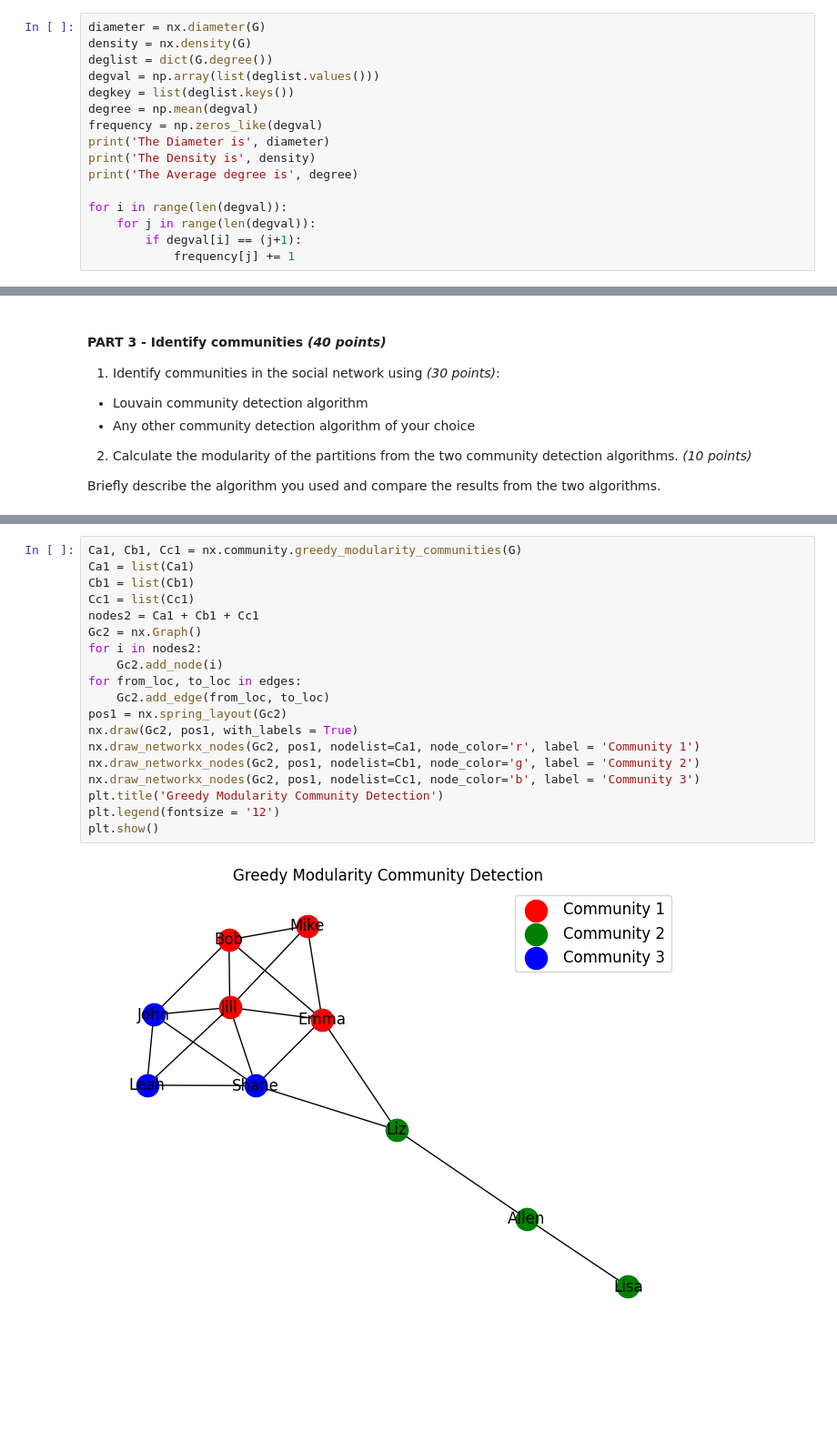
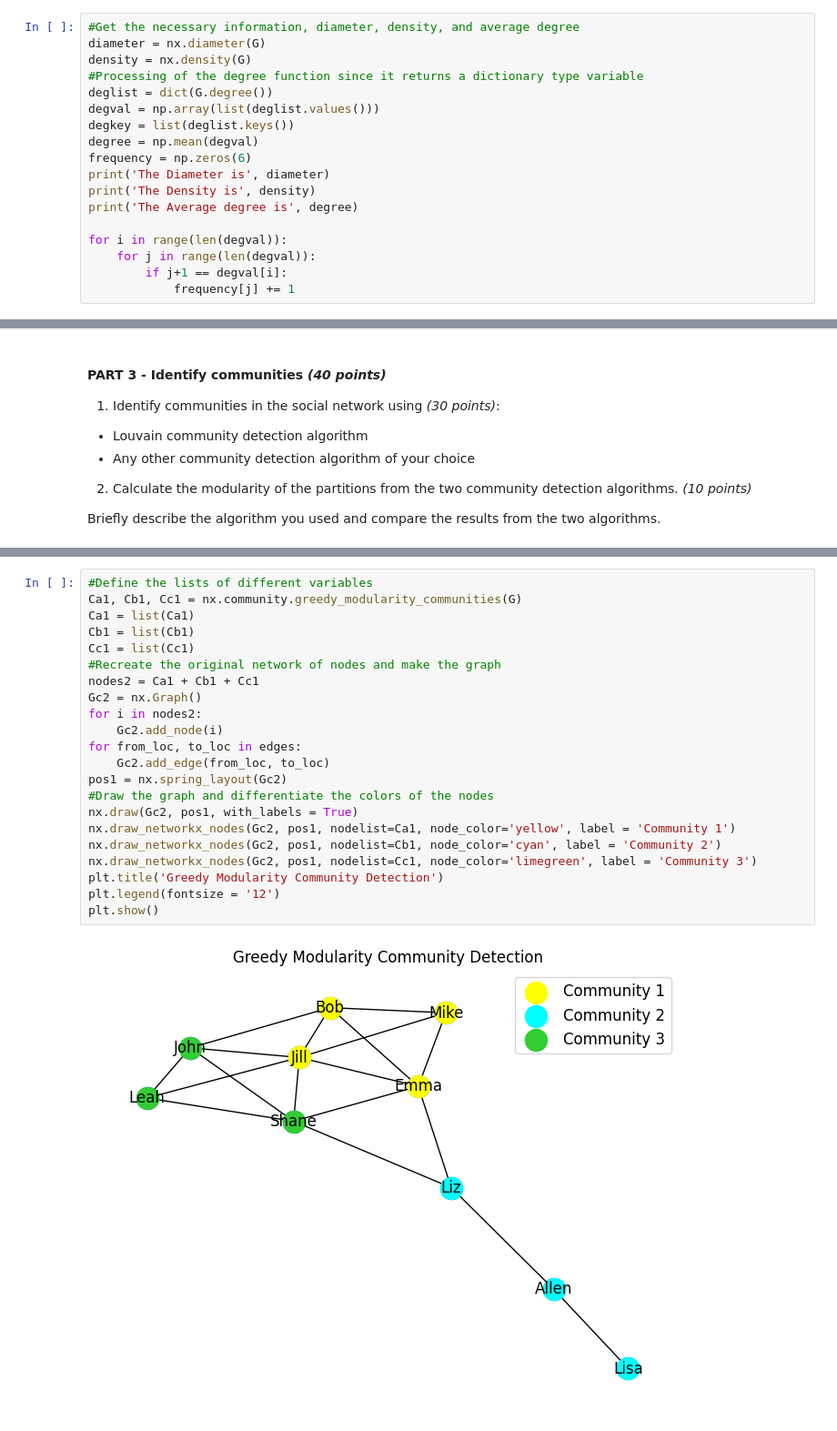
Before and after one commit to PKHR620/AP157-Lab, a Jupyter notebook: AP157_lab_assignment_C1.ipynb, the cells around one changed output, grey strips where cells are left out. Shown at 91% size. Drawn from its saved outputs; the diff is of its cells as text; blank space fills up the shorter version.

```diff
--- a/AP157_lab_assignment_C1.ipynb
+++ b/AP157_lab_assignment_C1.ipynb
@@ -102,18 +110,20 @@ nx.draw(G, with_labels = True)
 # %%
+#Get the necessary information, diameter, density, and average degree
 diameter = nx.diameter(G)
 density = nx.density(G)
+#Processing of the degree function since it returns a dictionary type variable
 deglist = dict(G.degree())
 degval = np.array(list(deglist.values()))
 degkey = list(deglist.keys())
 degree = np.mean(degval)
-frequency = np.zeros_like(degval)
+frequency = np.zeros(6)
 print('The Diameter is', diameter)
 print('The Density is', density)
 print('The Average degree is', degree)
 
 for i in range(len(degval)):
     for j in range(len(degval)):
-        if degval[i] == (j+1):
+        if j+1 == degval[i]:
             frequency[j] += 1
 # %% [output]
 The Diameter is 4
@@ -206,21 +243,24 @@ plt.show()
 # %%
+#Define the lists of different variables
 Ca1, Cb1, Cc1 = nx.community.greedy_modularity_communities(G)
 Ca1 = list(Ca1)
 Cb1 = list(Cb1)
 Cc1 = list(Cc1)
+#Recreate the original network of nodes and make the graph
 nodes2 = Ca1 + Cb1 + Cc1
 Gc2 = nx.Graph()
 for i in nodes2:
     Gc2.add_node(i)
 for from_loc, to_loc in edges:
     Gc2.add_edge(from_loc, to_loc)
 pos1 = nx.spring_layout(Gc2)
+#Draw the graph and differentiate the colors of the nodes
 nx.draw(Gc2, pos1, with_labels = True)
-nx.draw_networkx_nodes(Gc2, pos1, nodelist=Ca1, node_color='r', label = 'Community 1')
-nx.draw_networkx_nodes(Gc2, pos1, nodelist=Cb1, node_color='g', label = 'Community 2')
-nx.draw_networkx_nodes(Gc2, pos1, nodelist=Cc1, node_color='b', label = 'Community 3')
+nx.draw_networkx_nodes(Gc2, pos1, nodelist=Ca1, node_color='yellow', label = 'Community 1')
+nx.draw_networkx_nodes(Gc2, pos1, nodelist=Cb1, node_color='cyan', label = 'Community 2')
+nx.draw_networkx_nodes(Gc2, pos1, nodelist=Cc1, node_color='limegreen', label = 'Community 3')
 plt.title('Greedy Modularity Community Detection')
 plt.legend(fontsize = '12')
 plt.show()
 # %% [output]
-[figure, old version]
+[figure, new version]
```
Also changed, not shown: parts of 12 cells of this notebook.
